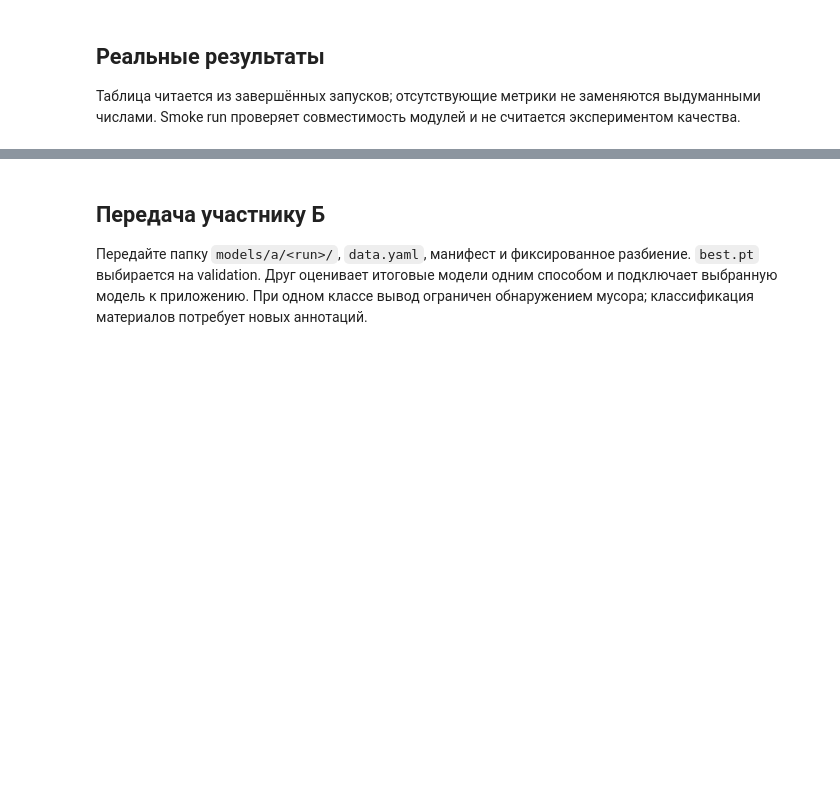
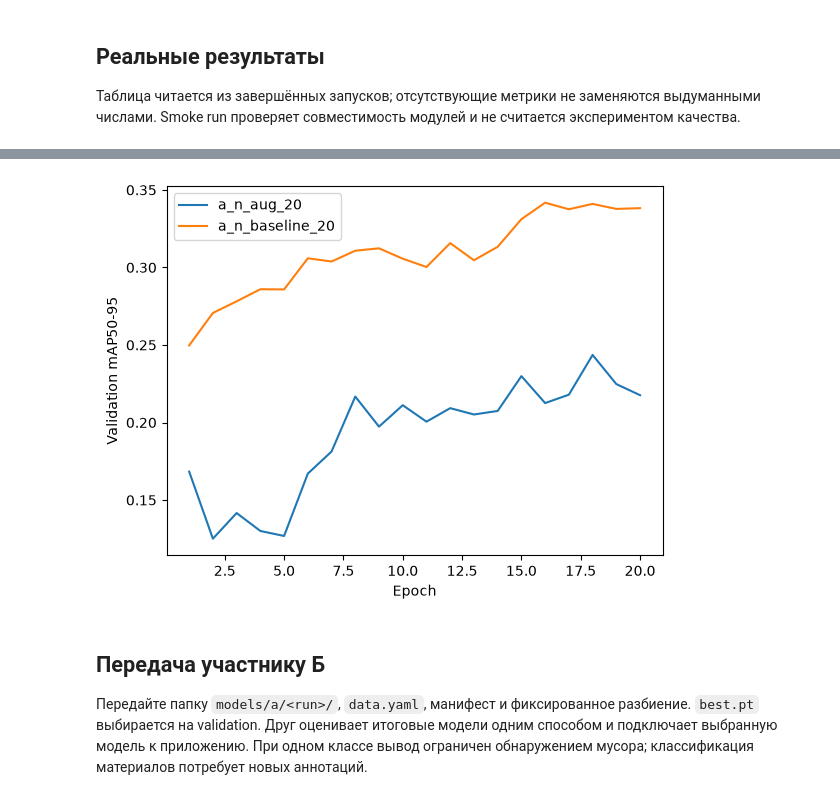
Before and after one commit to azatich/outpeer-cv, a Jupyter notebook: notebooks/a/02_training_experiments.ipynb, the cells around one changed output, grey strips where cells are left out. Cells and saved outputs as stored; diff of their text form; code cells hidden in the pictures; blank space fills up the shorter version.

```diff
--- a/notebooks/a/02_training_experiments.ipynb
+++ b/notebooks/a/02_training_experiments.ipynb
@@ -44,19 +67,23 @@ results if len(results) else 'Завершённых запусков пока
 # %%
+import matplotlib
+matplotlib.use('module://matplotlib_inline.backend_inline')
 import matplotlib.pyplot as plt
 comparison_file = ROOT / 'reports/a/experiments/comparison.csv'
 comparable_runs = set(pd.read_csv(comparison_file)['run']) if comparison_file.exists() else set()
 for path in sorted((ROOT / 'runs/a').glob('*/results.csv')):
     if path.parent.name not in comparable_runs: continue
     frame = pd.read_csv(path)
     frame.columns = frame.columns.str.strip()
     metric = 'metrics/mAP50-95(B)'
     if metric in frame:
         plt.plot(frame['epoch'], frame[metric], label=path.parent.name)
 if plt.gca().lines:
     plt.xlabel('Epoch'); plt.ylabel('Validation mAP50-95'); plt.legend(); plt.show()
 else:
     plt.close()
     print('Сначала создайте проверенное сравнение командой src.training.summarize.')
+# %% [output]
+[figure, added]
 # %% [markdown]
 ## Передача участнику Б
 Передайте папку `models/a/<run>/`, `data.yaml`, манифест и фиксированное разбиение. `best.pt` выбирается на validation. Друг оценивает итоговые модели одним способом и подключает выбранную модель к приложению. При одном классе вывод ограничен обнаружением мусора; классификация материалов потребует новых аннотаций.
```
Also changed, not shown: parts of 3 cells of this notebook, 37 other files.
